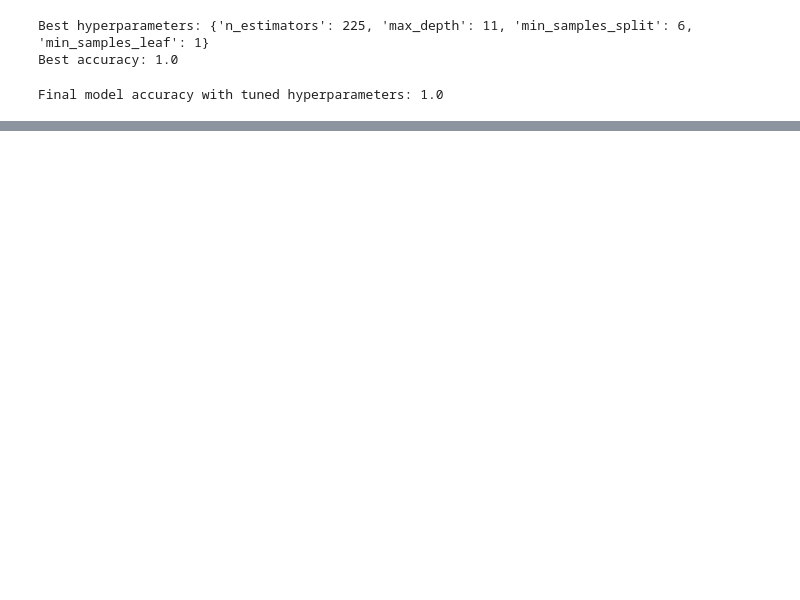
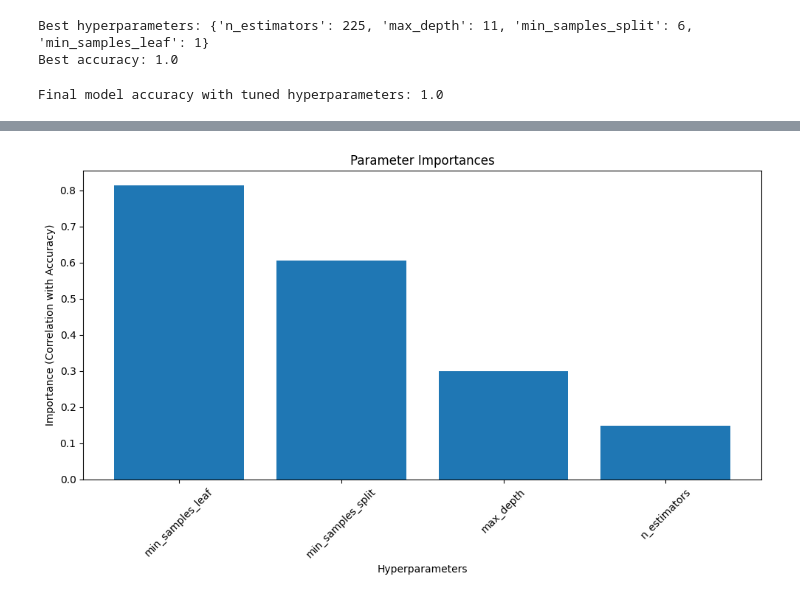
Before and after one commit to rksonu21/Drug_Safety_And_Pharma_Project, a Jupyter notebook: Drug_Safety_And_Pharmacovigilance.ipynb, the cells around one changed output, grey strips where cells are left out. Saved outputs shown, nothing was run; the diff lists cells and outputs as text; code cells hidden in the pictures; blank space fills up the shorter version.

```diff
--- a/Drug_Safety_And_Pharmacovigilance.ipynb
+++ b/Drug_Safety_And_Pharmacovigilance.ipynb
@@ -536,0 +531,24 @@ optuna_param_importances.show()
+# %%
+# Extract trial parameters and values
+params = trials.filter(like='params_', axis=1)
+objective = trials['value']
+
+# Compute parameter importances (simple correlation for illustration purposes)
+importances = params.apply(lambda x: np.abs(np.corrcoef(x, objective)[0, 1]))
+
+# Sort importances in descending order
+importances = importances.sort_values(ascending=False)
+
+# Plot parameter importances using Matplotlib
+plt.figure(figsize=(10, 6))
+plt.bar(importances.index.str.replace('params_', ''), importances.values)
+plt.title('Parameter Importances')
+plt.xlabel('Hyperparameters')
+plt.ylabel('Importance (Correlation with Accuracy)')
+plt.xticks(rotation=45)
+plt.grid(False)
+plt.tight_layout()
+plt.savefig('param_importances_matplotlib.png')
+plt.show()
+# %% [output]
+[figure, added]
```
Also changed, not shown: parts of 7 cells of this notebook.
